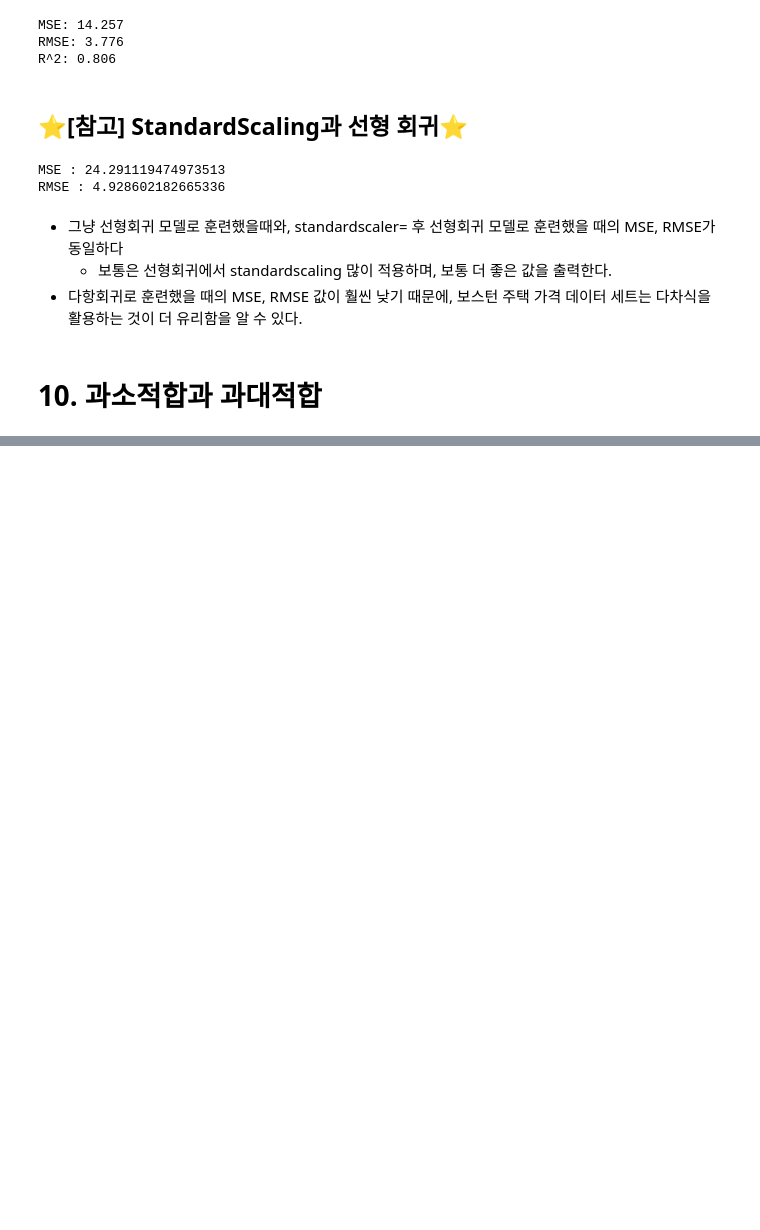
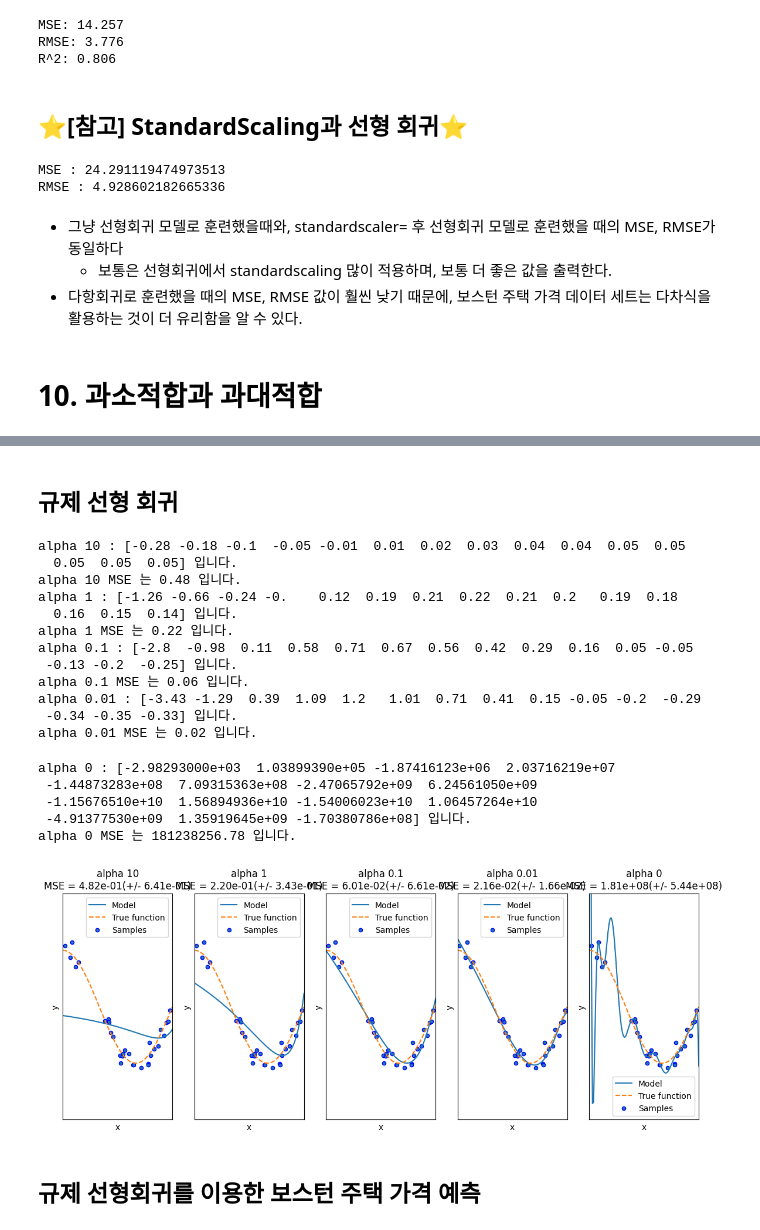
Before and after one commit to yant1001/Machine_Learning, a Jupyter notebook: 04. regression.ipynb, the cells around one changed output, grey strips where cells are left out. Drawn from its saved outputs; the diff is of its cells as text; code cells hidden in the pictures; blank space fills up the shorter version.

```diff
--- a/04. regression.ipynb
+++ b/04. regression.ipynb
@@ -347,0 +403,55 @@ X = np.sort(np.random.rand(n_samples))
+# %% [markdown]
+## 규제 선형 회귀
+# %%
+from sklearn.linear_model import Ridge
+
+plt.figure(figsize=(14, 5))
+alphas = [10, 1, 0.1, 0.01, 0]
+
+for i in range(len(alphas)):
+    ax = plt.subplot(1, len(alphas), i + 1)
+    plt.setp(ax, xticks=(), yticks=())
+
+    polynomial_features = PolynomialFeatures(degree=15, include_bias=False)
+    ridge = Ridge(alpha=alphas[i])
+    pipeline = Pipeline([("polynomial_features", polynomial_features),
+                         ("linear_regression", ridge)])
+    pipeline.fit(X.reshape(-1, 1), y)
+
+    scores = cross_val_score(pipeline, X.reshape(-1,1), y,scoring="neg_mean_squared_error", cv=10)
+    coefficients = pipeline.named_steps['linear_regression'].coef_
+    print('alpha {0} : {1} 입니다.'.format(alphas[i], np.round(coefficients, 2)))
+    print('alpha {0} MSE 는 {1:.2f} 입니다.'.format(alphas[i], -1*np.mean(scores)))
+
+    X_test = np.linspace(0, 1, 100)
+
+    plt.plot(X_test, pipeline.predict(X_test[:, np.newaxis]), label="Model")
+
+    plt.plot(X_test, true_fun(X_test), '--', label="True function")
+    plt.scatter(X, y, edgecolor='b', s=20, label="Samples")
+
+    plt.xlabel("x"); plt.ylabel("y"); plt.xlim((0, 1)); plt.ylim((-2, 2)); plt.legend(loc="best")
+    plt.title("alpha {}\nMSE = {:.2e}(+/- {:.2e})".format(alphas[i], -scores.mean(), scores.std()))
+
+plt.show()
+# %% [output]
+alpha 10 : [-0.28 -0.18 -0.1  -0.05 -0.01  0.01  0.02  0.03  0.04  0.04  0.05  0.05
+  0.05  0.05  0.05] 입니다.
+alpha 10 MSE 는 0.48 입니다.
+alpha 1 : [-1.26 -0.66 -0.24 -0.    0.12  0.19  0.21  0.22  0.21  0.2   0.19  0.18
+  0.16  0.15  0.14] 입니다.
+alpha 1 MSE 는 0.22 입니다.
+alpha 0.1 : [-2.8  -0.98  0.11  0.58  0.71  0.67  0.56  0.42  0.29  0.16  0.05 -0.05
+ -0.13 -0.2  -0.25] 입니다.
+alpha 0.1 MSE 는 0.06 입니다.
+alpha 0.01 : [-3.43 -1.29  0.39  1.09  1.2   1.01  0.71  0.41  0.15 -0.05 -0.2  -0.29
+ -0.34 -0.35 -0.33] 입니다.
+alpha 0.01 MSE 는 0.02 입니다.
+alpha 0 : [-2.98293000e+03  1.03899390e+05 -1.87416123e+06  2.03716219e+07
+ -1.44873283e+08  7.09315363e+08 -2.47065792e+09  6.24561050e+09
+ -1.15676510e+10  1.56894936e+10 -1.54006023e+10  1.06457264e+10
+ -4.91377530e+09  1.35919645e+09 -1.70380786e+08] 입니다.
+alpha 0 MSE 는 181238256.78 입니다.
+[figure, added]
+# %% [markdown]
+## 규제 선형회귀를 이용한 보스턴 주택 가격 예측
```
Also changed, not shown: parts of 9 cells of this notebook.
